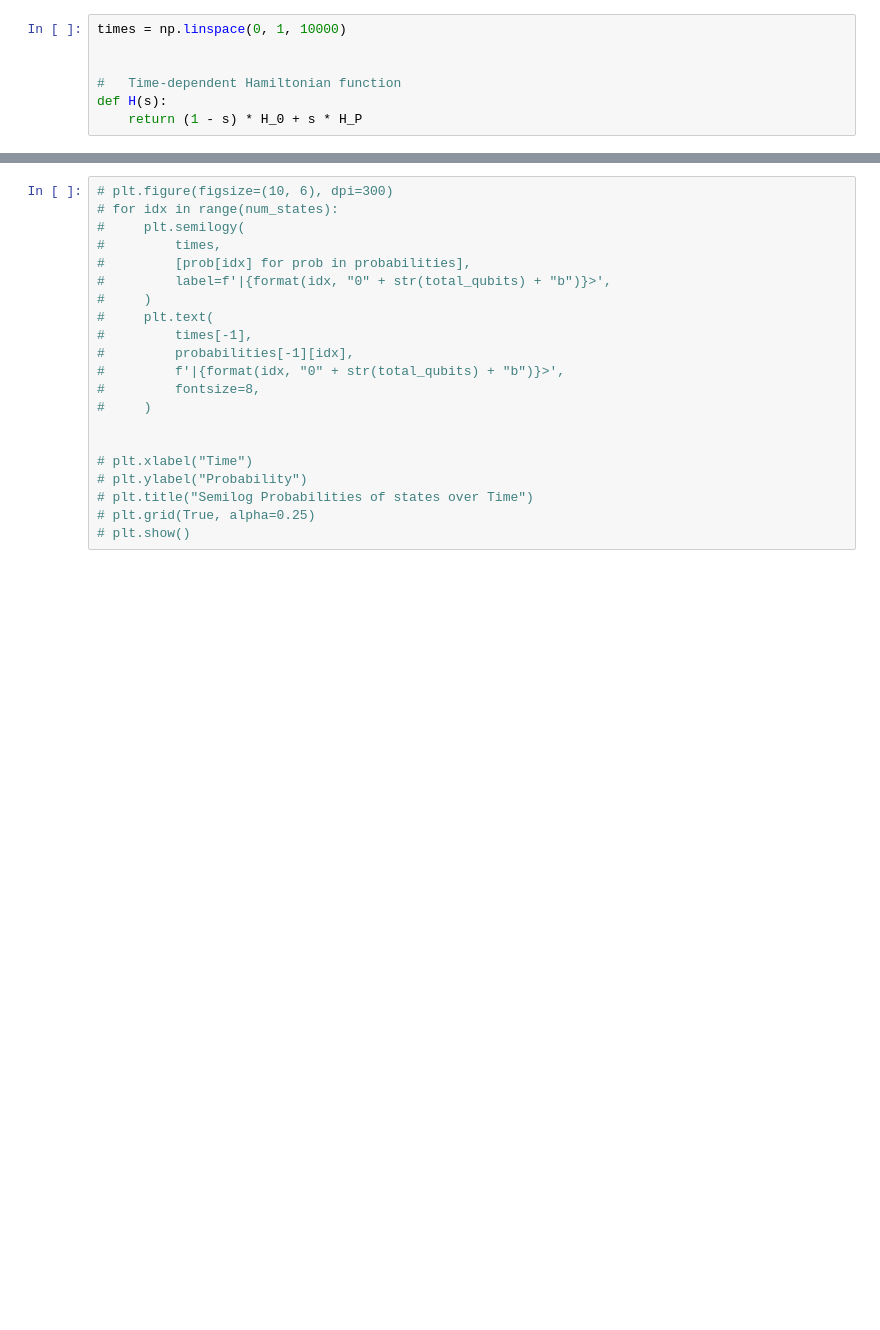
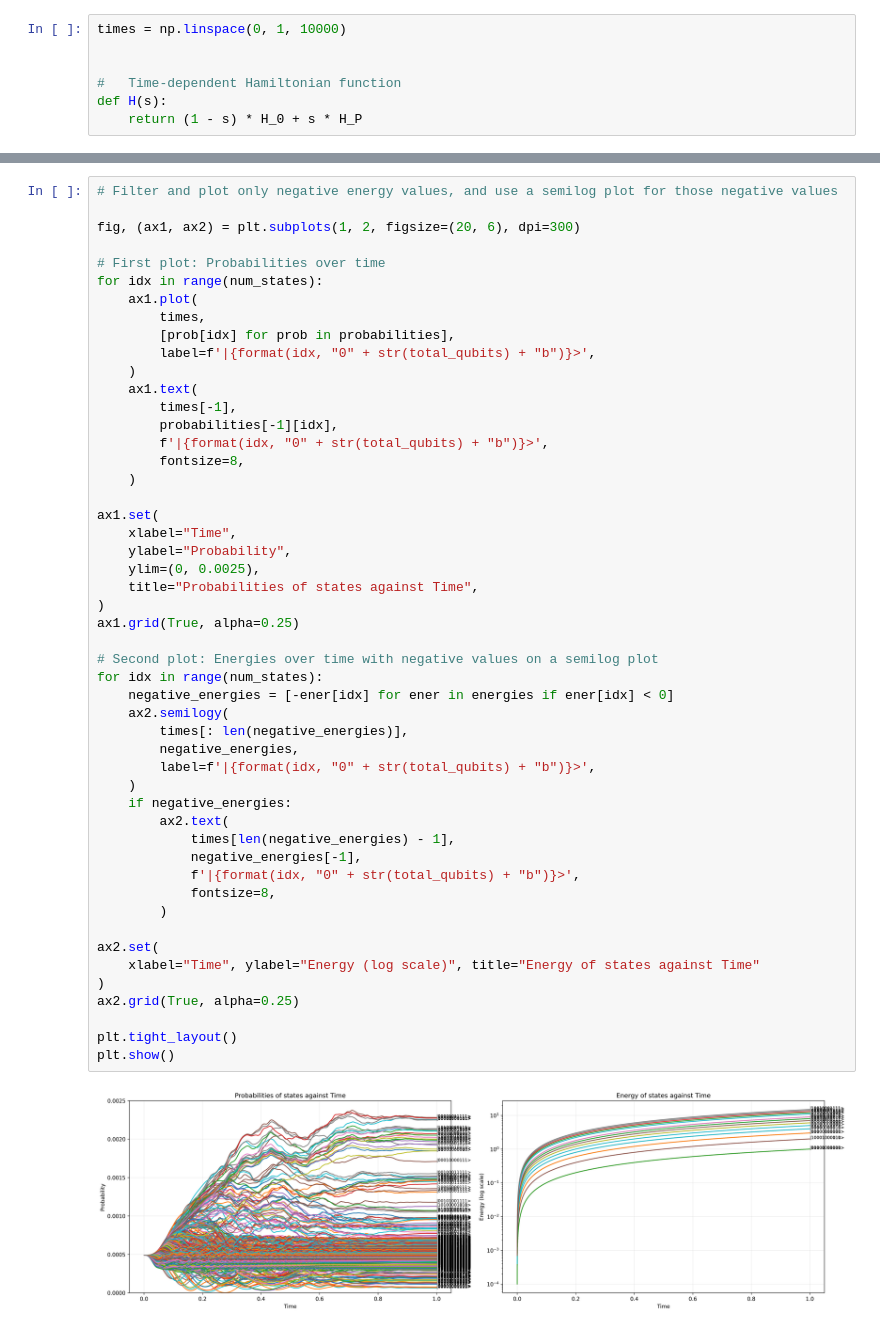
Before and after one commit to raw-asparagus/SP3172, a Jupyter notebook: Quantum Annealing/coffey.ipynb, the cells around one changed output, grey strips where cells are left out. Saved outputs shown, nothing was run; the diff lists cells and outputs as text; blank space fills up the shorter version.

```diff
--- a/Quantum Annealing/coffey.ipynb
+++ b/Quantum Annealing/coffey.ipynb
@@ -169,21 +211,52 @@ plt.show()
 # %%
-# plt.figure(figsize=(10, 6), dpi=300)
-# for idx in range(num_states):
-#     plt.semilogy(
-#         times,
-#         [prob[idx] for prob in probabilities],
-#         label=f'|{format(idx, "0" + str(total_qubits) + "b")}>',
-#     )
-#     plt.text(
-#         times[-1],
-#         probabilities[-1][idx],
-#         f'|{format(idx, "0" + str(total_qubits) + "b")}>',
-#         fontsize=8,
-#     )
+# Filter and plot only negative energy values, and use a semilog plot for those negative values
 
+fig, (ax1, ax2) = plt.subplots(1, 2, figsize=(20, 6), dpi=300)
 
-# plt.xlabel("Time")
-# plt.ylabel("Probability")
-# plt.title("Semilog Probabilities of states over Time")
-# plt.grid(True, alpha=0.25)
-# plt.show()
+# First plot: Probabilities over time
+for idx in range(num_states):
+    ax1.plot(
+        times,
+        [prob[idx] for prob in probabilities],
+        label=f'|{format(idx, "0" + str(total_qubits) + "b")}>',
+    )
+    ax1.text(
+        times[-1],
+        probabilities[-1][idx],
+        f'|{format(idx, "0" + str(total_qubits) + "b")}>',
+        fontsize=8,
+    )
+
+ax1.set(
+    xlabel="Time",
+    ylabel="Probability",
+    ylim=(0, 0.0025),
+    title="Probabilities of states against Time",
+)
+ax1.grid(True, alpha=0.25)
+
+# Second plot: Energies over time with negative values on a semilog plot
+for idx in range(num_states):
+    negative_energies = [-ener[idx] for ener in energies if ener[idx] < 0]
+    ax2.semilogy(
+        times[: len(negative_energies)],
+        negative_energies,
+        label=f'|{format(idx, "0" + str(total_qubits) + "b")}>',
+    )
+    if negative_energies:
+        ax2.text(
+            times[len(negative_energies) - 1],
+            negative_energies[-1],
+            f'|{format(idx, "0" + str(total_qubits) + "b")}>',
+            fontsize=8,
+        )
+
+ax2.set(
+    xlabel="Time", ylabel="Energy (log scale)", title="Energy of states against Time"
+)
+ax2.grid(True, alpha=0.25)
+
+plt.tight_layout()
+plt.show()
+# %% [output]
+[figure, added]
```
Also changed, not shown: parts of 24 cells of this notebook, 2 other files.
